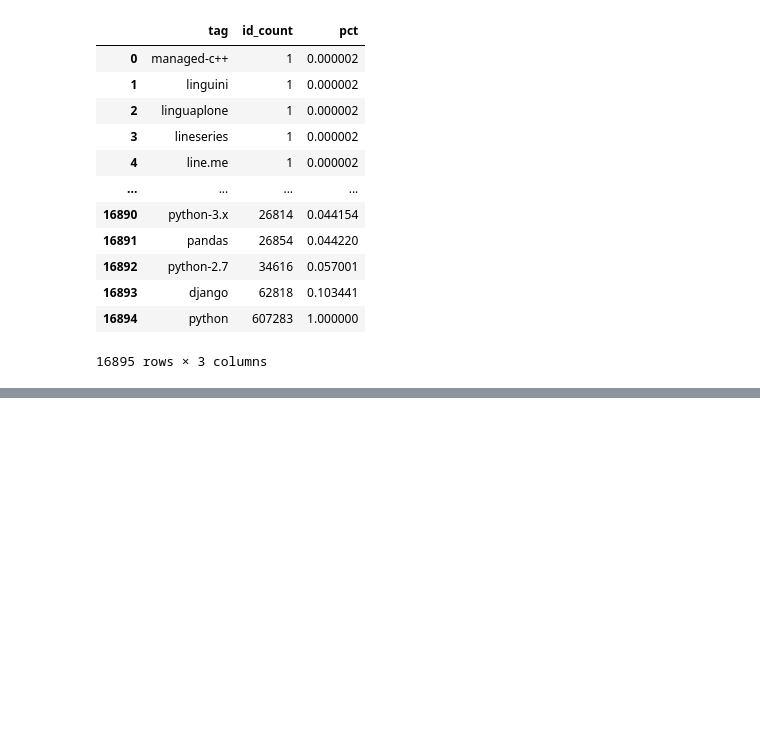
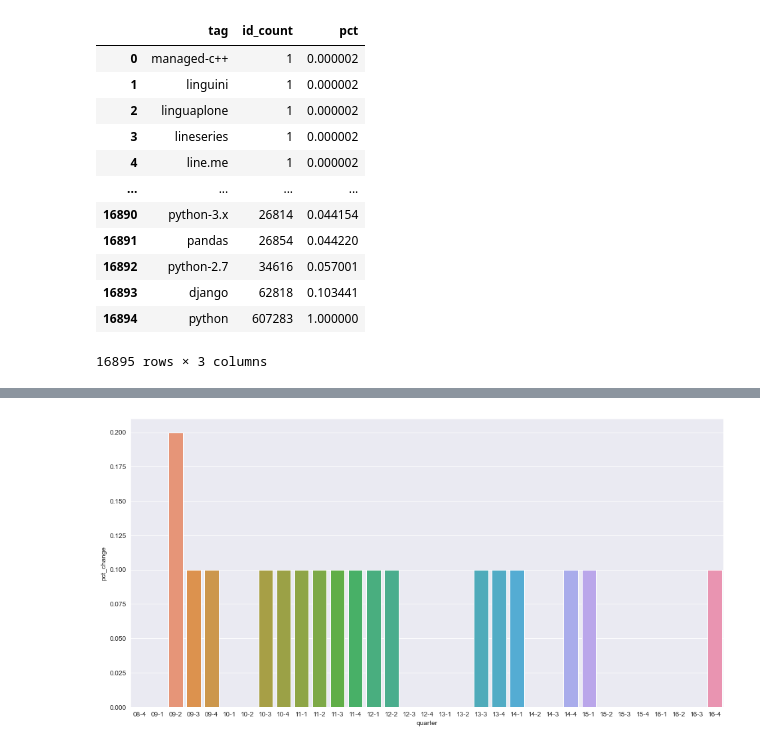
Before and after one commit to willcd/module5-project, a Jupyter notebook: code/eda_notebook.ipynb, the cells around one changed output, grey strips where cells are left out. Drawn from its saved outputs; the diff is of its cells as text; code cells hidden in the pictures; blank space fills up the shorter version.

```diff
--- a/code/eda_notebook.ipynb
+++ b/code/eda_notebook.ipynb
@@ -447,0 +517,47 @@ idtag_df
+# %%
+def plot_tag_deltas(df_q, df_t, top_n):
+
+    all_quarters = list(df_q['quarter'].unique())
+
+    top_tags_per_quarter = []
+
+    for quarter in all_quarters:
+
+        q_df = df_q[df_q['quarter']==quarter].copy()
+        t_df = df_t[df_t['Id'].isin(q_df['Id'].unique())]
+
+        tag_per_id = t_df.groupby('Id').size()
+        id_per_tag = t_df.groupby('Tag').size()
+
+        tagid_df = pd.DataFrame()
+        tagid_df['Id'] = tag_per_id.index.values
+        tagid_df['tag_count'] = tag_per_id.values
+
+        idtag_df = pd.DataFrame()
+        idtag_df['tag'] = id_per_tag.index.values
+        idtag_df['id_count'] = id_per_tag.values
+        idtag_df = idtag_df.sort_values(by='id_count', ascending=True).reset_index().drop('index', axis=1)
+
+        top_tags = idtag_df.iloc[-top_n:].tag.values
+
+        top_tags_per_quarter.append([quarter, list(top_tags)])
+
+    pct_tags_different = []
+
+    i = 0
+    for tops in top_tags_per_quarter[1:]:
+        prev_tops = top_tags_per_quarter[i][1]
+        pct_different = 1 - (sum([1 for x in prev_tops if x in tops[1]])/top_n)
+
+        pct_tags_different.append([tops[0], pct_different])
+        i += 1
+
+    pct_tags_df = pd.DataFrame(pct_tags_different, columns=['quarter','pct_change'])
+
+    plt.figure(figsize=(16,8))
+    sns.barplot(data=pct_tags_df, x='quarter', y='pct_change', errwidth=0)
+    plt.show()
+# %%
+plot_tag_deltas(qbig, tbig, 10)
+# %% [output]
+[figure, added]
```
Also changed, not shown: parts of 24 cells of this notebook.
